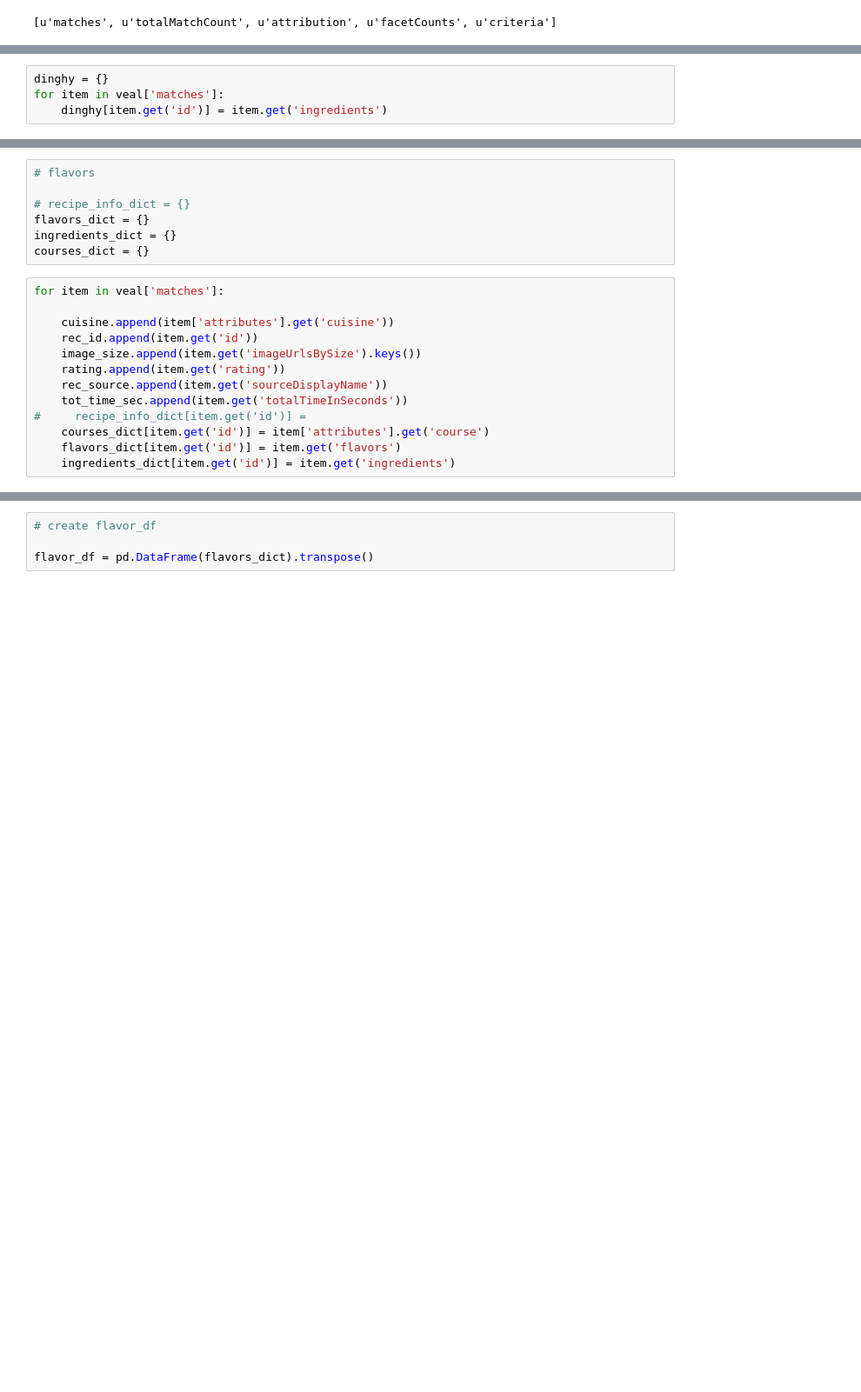
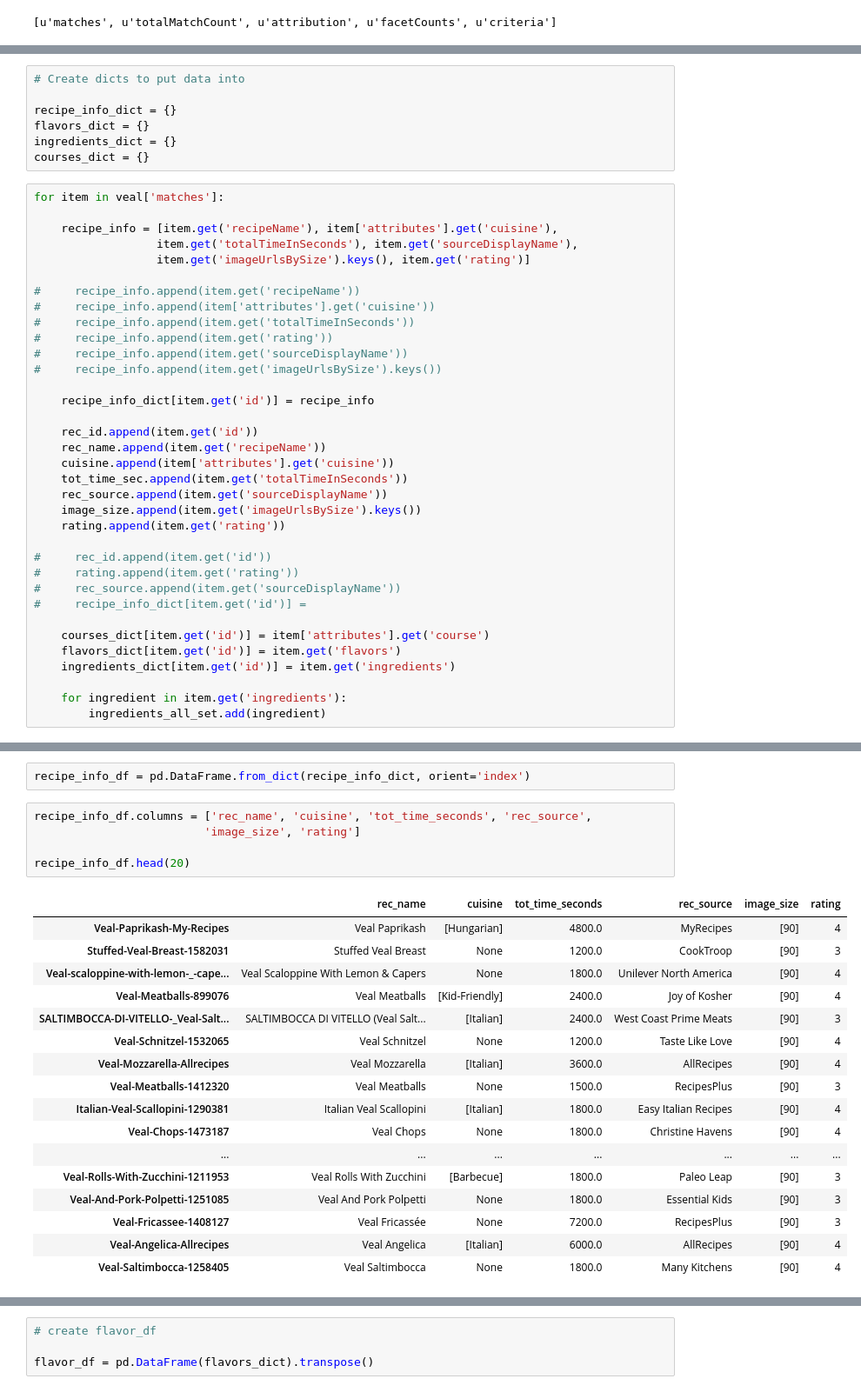
Before and after one commit to michaelshea88/Capstone, a Jupyter notebook: Yummly.ipynb, the cells around one changed output, grey strips where cells are left out. Shown at 87% size. Cells and saved outputs as stored; diff of their text form; blank space fills up the shorter version.

```diff
--- a/Yummly.ipynb
+++ b/Yummly.ipynb
@@ -96,4 +79,0 @@ veal['matches'][1]
-# %%
-dinghy = {}
-for item in veal['matches']:
-    dinghy[item.get('id')] = item.get('ingredients')
@@ -129,20 +93,42 @@ tot_time_sec = []
 # %%
-# flavors
+# Create dicts to put data into
 
-# recipe_info_dict = {}
+recipe_info_dict = {}
 flavors_dict = {}
 ingredients_dict = {}
 courses_dict = {}
 # %%
 for item in veal['matches']:
 
+    recipe_info = [item.get('recipeName'), item['attributes'].get('cuisine'),
+                  item.get('totalTimeInSeconds'), item.get('sourceDisplayName'),
+                  item.get('imageUrlsBySize').keys(), item.get('rating')]
+
+#     recipe_info.append(item.get('recipeName'))
+#     recipe_info.append(item['attributes'].get('cuisine'))
+#     recipe_info.append(item.get('totalTimeInSeconds'))
+#     recipe_info.append(item.get('rating'))
+#     recipe_info.append(item.get('sourceDisplayName'))
+#     recipe_info.append(item.get('imageUrlsBySize').keys())
+
+    recipe_info_dict[item.get('id')] = recipe_info
+
+    rec_id.append(item.get('id'))
+    rec_name.append(item.get('recipeName'))
     cuisine.append(item['attributes'].get('cuisine'))
-    rec_id.append(item.get('id'))
+    tot_time_sec.append(item.get('totalTimeInSeconds'))
+    rec_source.append(item.get('sourceDisplayName'))
     image_size.append(item.get('imageUrlsBySize').keys())
     rating.append(item.get('rating'))
-    rec_source.append(item.get('sourceDisplayName'))
-    tot_time_sec.append(item.get('totalTimeInSeconds'))
+
+#     rec_id.append(item.get('id'))
+#     rating.append(item.get('rating'))
+#     rec_source.append(item.get('sourceDisplayName'))
 #     recipe_info_dict[item.get('id')] =
+
     courses_dict[item.get('id')] = item['attributes'].get('course')
     flavors_dict[item.get('id')] = item.get('flavors')
     ingredients_dict[item.get('id')] = item.get('ingredients')
+
+    for ingredient in item.get('ingredients'):
+        ingredients_all_set.add(ingredient)
@@ -148,0 +250,25 @@ for item in veal['matches']:
+# %%
+recipe_info_df = pd.DataFrame.from_dict(recipe_info_dict, orient='index')
+# %%
+recipe_info_df.columns = ['rec_name', 'cuisine', 'tot_time_seconds', 'rec_source',
+                         'image_size', 'rating']
+
+recipe_info_df.head(20)
+# %% [output]
+|  | rec_name | cuisine | tot_time_seconds | rec_source | image_size | rating |
+| Veal-Paprikash-My-Recipes | Veal Paprikash | [Hungarian] | 4800.0 | MyRecipes | [90] | 4 |
+| Stuffed-Veal-Breast-1582031 | Stuffed Veal Breast | None | 1200.0 | CookTroop | [90] | 3 |
+| Veal-scaloppine-with-lemon-_-cape... | Veal Scaloppine With Lemon & Capers | None | 1800.0 | Unilever North America | [90] | 4 |
+| Veal-Meatballs-899076 | Veal Meatballs | [Kid-Friendly] | 2400.0 | Joy of Kosher | [90] | 4 |
+| SALTIMBOCCA-DI-VITELLO-_Veal-Salt... | SALTIMBOCCA DI VITELLO (Veal Salt... | [Italian] | 2400.0 | West Coast Prime Meats | [90] | 3 |
+| Veal-Schnitzel-1532065 | Veal Schnitzel | None | 1200.0 | Taste Like Love | [90] | 4 |
+| Veal-Mozzarella-Allrecipes | Veal Mozzarella | [Italian] | 3600.0 | AllRecipes | [90] | 4 |
+| Veal-Meatballs-1412320 | Veal Meatballs | None | 1500.0 | RecipesPlus | [90] | 3 |
+| Italian-Veal-Scallopini-1290381 | Italian Veal Scallopini | [Italian] | 1800.0 | Easy Italian Recipes | [90] | 4 |
+| Veal-Chops-1473187 | Veal Chops | None | 1800.0 | Christine Havens | [90] | 4 |
+| ... | ... | ... | ... | ... | ... | ... |
+| Veal-Rolls-With-Zucchini-1211953 | Veal Rolls With Zucchini | [Barbecue] | 1800.0 | Paleo Leap | [90] | 3 |
+| Veal-And-Pork-Polpetti-1251085 | Veal And Pork Polpetti | None | 1800.0 | Essential Kids | [90] | 3 |
+| Veal-Fricassee-1408127 | Veal Fricassée | None | 7200.0 | RecipesPlus | [90] | 3 |
+| Veal-Angelica-Allrecipes | Veal Angelica | [Italian] | 6000.0 | AllRecipes | [90] | 4 |
+| Veal-Saltimbocca-1258405 | Veal Saltimbocca | None | 1800.0 | Many Kitchens | [90] | 4 |
```
Also changed, not shown: parts of 19 cells of this notebook.
